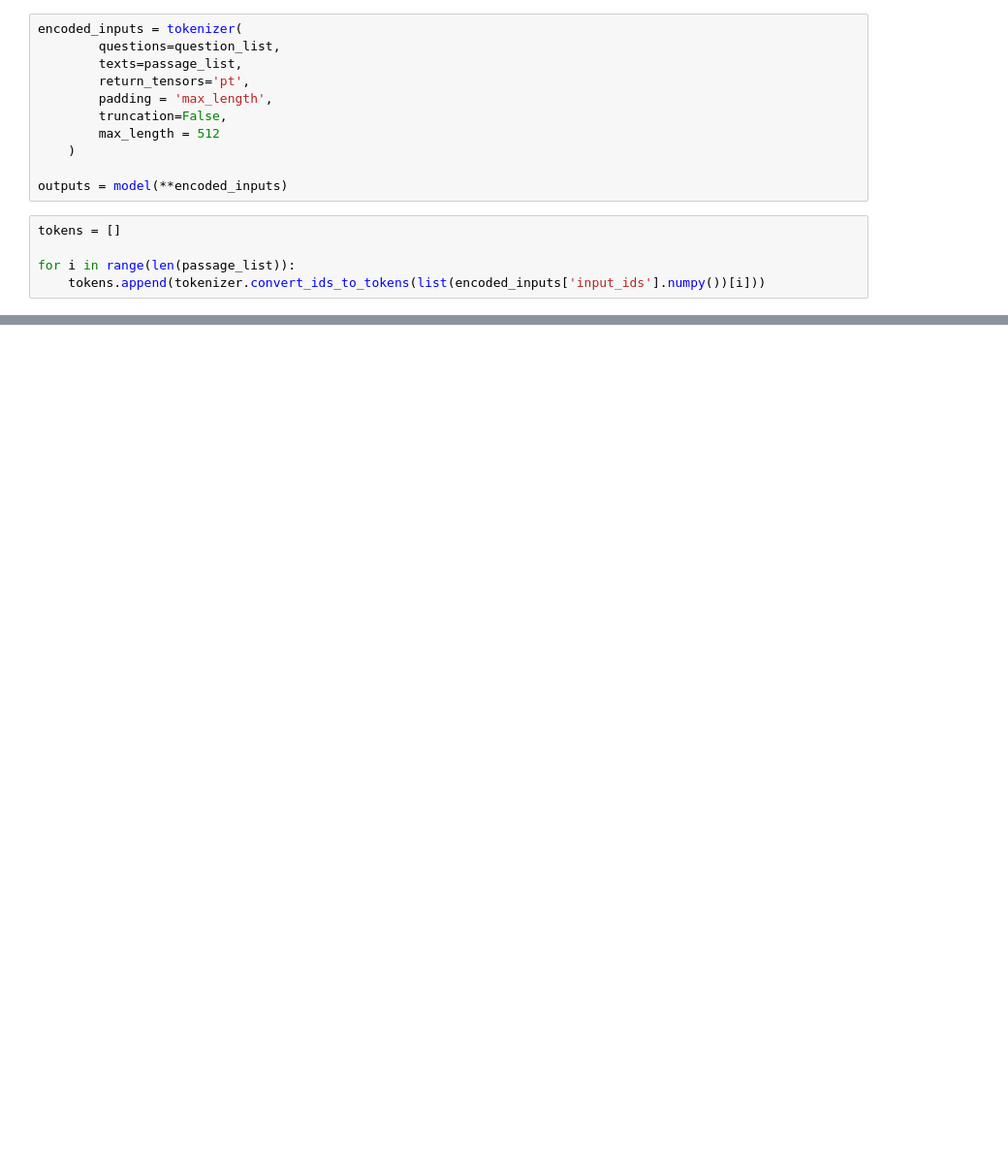
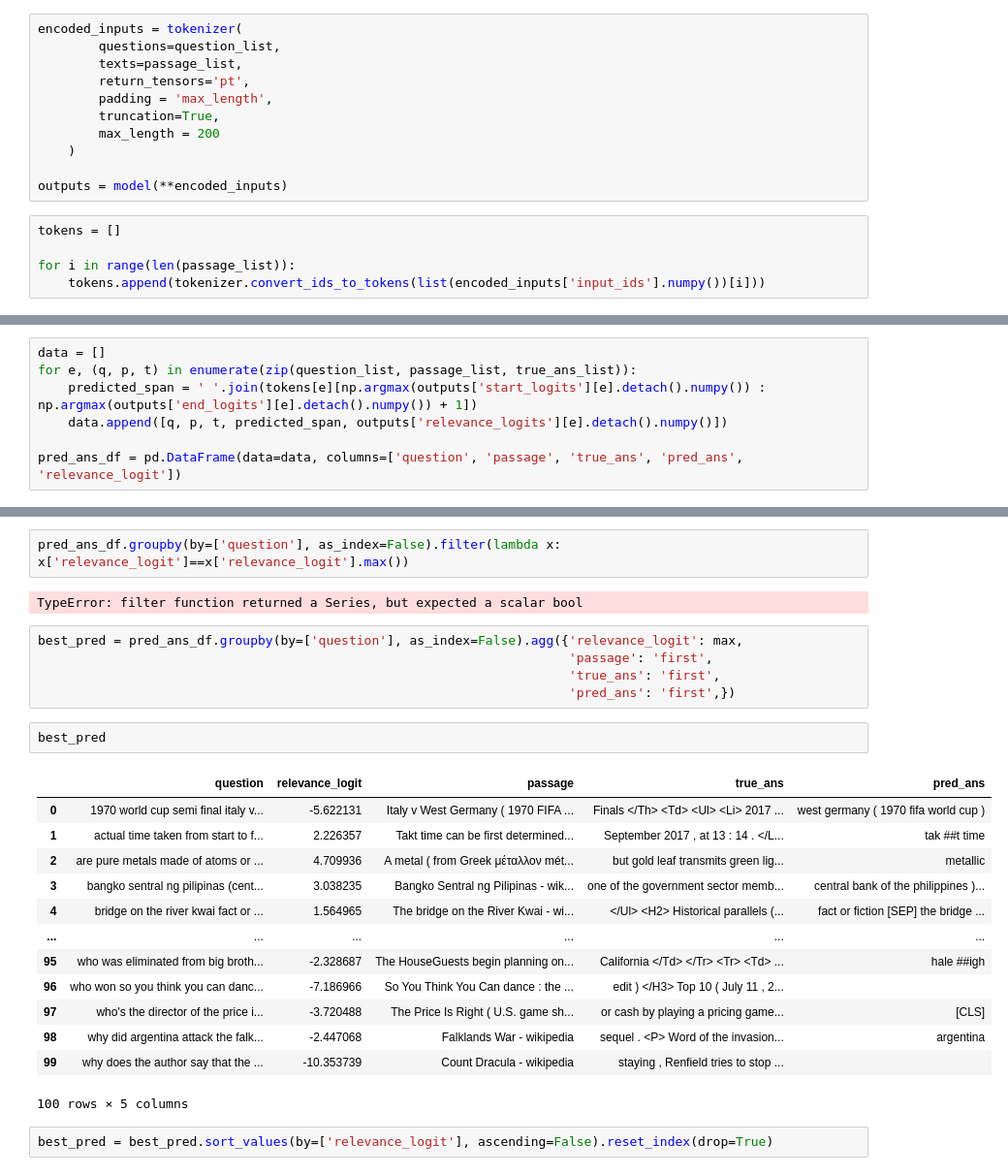
Before and after one commit to hiteshsom/nlp_document_finder, a Jupyter notebook: dpr_reader_pipeline.ipynb, the cells around one changed output, grey strips where cells are left out. Shown at 97% size. Cells and saved outputs as stored; diff of their text form; blank space fills up the shorter version.

Commit message:
Getting top-1 passage from reader

```diff
--- a/dpr_reader_pipeline.ipynb
+++ b/dpr_reader_pipeline.ipynb
@@ -32,8 +36,8 @@ encoded_inputs = tokenizer(
         texts=passage_list,
         return_tensors='pt',
         padding = 'max_length',
-        truncation=False,
-        max_length = 512
+        truncation=True,
+        max_length = 200
     )
 
 outputs = model(**encoded_inputs)
@@ -55,0 +69,7 @@ tensor([ -9.5234, -10.0084, -11.4885, -12.0081,  -8.2057,  -7.4176,   9.0203,
+# %%
+data = []
+for e, (q, p, t) in enumerate(zip(question_list, passage_list, true_ans_list)):
+    predicted_span = ' '.join(tokens[e][np.argmax(outputs['start_logits'][e].detach().numpy()) : np.argmax(outputs['end_logits'][e].detach().numpy()) + 1])
+    data.append([q, p, t, predicted_span, outputs['relevance_logits'][e].detach().numpy()])
+
+pred_ans_df = pd.DataFrame(data=data, columns=['question', 'passage', 'true_ans', 'pred_ans', 'relevance_logit'])
@@ -55,0 +89,27 @@ tensor([ -9.5234, -10.0084, -11.4885, -12.0081,  -8.2057,  -7.4176,   9.0203,
+# %%
+pred_ans_df.groupby(by=['question'], as_index=False).filter(lambda x: x['relevance_logit']==x['relevance_logit'].max())
+# %% [output]
+TypeError: filter function returned a Series, but expected a scalar bool
+# %%
+best_pred = pred_ans_df.groupby(by=['question'], as_index=False).agg({'relevance_logit': max,
+                                                                      'passage': 'first',
+                                                                      'true_ans': 'first',
+                                                                      'pred_ans': 'first',})
+# %%
+best_pred
+# %% [output]
+|  | question | relevance_logit | passage | true_ans | pred_ans |
+| 0 | 1970 world cup semi final italy v... | -5.622131 | Italy v West Germany ( 1970 FIFA ... | Finals </Th> <Td> <Ul> <Li> 2017 ... | west germany ( 1970 fifa world cup ) |
+| 1 | actual time taken from start to f... | 2.226357 | Takt time can be first determined... | September 2017 , at 13 : 14 . </L... | tak ##t time |
+| 2 | are pure metals made of atoms or ... | 4.709936 | A metal ( from Greek μέταλλον mét... | but gold leaf transmits green lig... | metallic |
+| 3 | bangko sentral ng pilipinas (cent... | 3.038235 | Bangko Sentral ng Pilipinas - wik... | one of the government sector memb... | central bank of the philippines )... |
+| 4 | bridge on the river kwai fact or ... | 1.564965 | The bridge on the River Kwai - wi... | </Ul> <H2> Historical parallels (... | fact or fiction [SEP] the bridge ... |
+| ... | ... | ... | ... | ... | ... |
+| 95 | who was eliminated from big broth... | -2.328687 | The HouseGuests begin planning on... | California </Td> </Tr> <Tr> <Td> ... | hale ##igh |
+| 96 | who won so you think you can danc... | -7.186966 | So You Think You Can dance : the ... | edit ) </H3> Top 10 ( July 11 , 2... |  |
+| 97 | who's the director of the price i... | -3.720488 | The Price Is Right ( U.S. game sh... | or cash by playing a pricing game... | [CLS] |
+| 98 | why did argentina attack the falk... | -2.447068 | Falklands War - wikipedia | sequel . <P> Word of the invasion... | argentina |
+| 99 | why does the author say that the ... | -10.353739 | Count Dracula - wikipedia | staying , Renfield tries to stop ... |  |
+100 rows × 5 columns
+# %%
+best_pred = best_pred.sort_values(by=['relevance_logit'], ascending=False).reset_index(drop=True)
```
Also changed, not shown: parts of 6 cells of this notebook, 1 other file.
